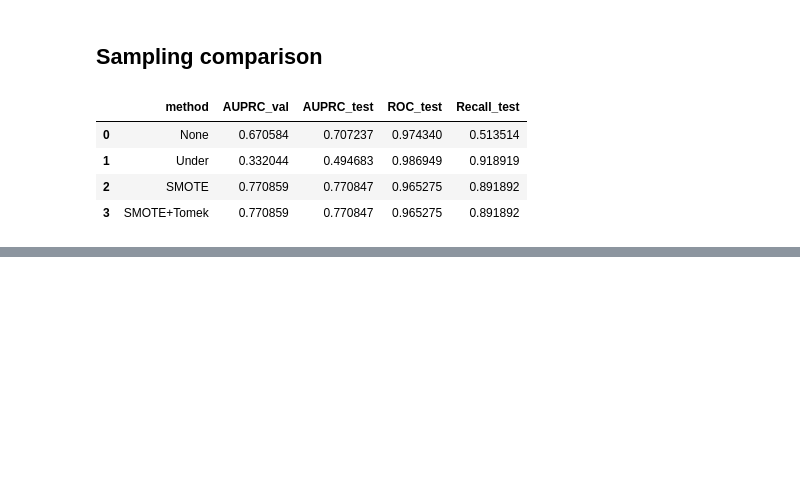
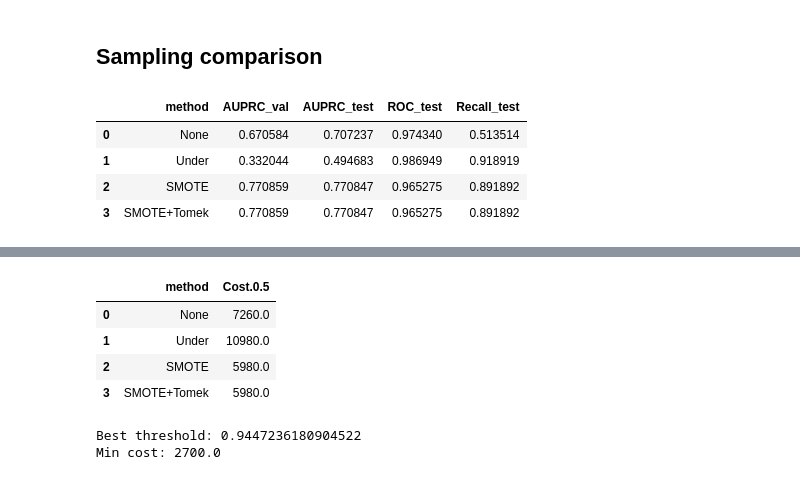
Before and after one commit to NhatHuy61205/Credit-Card-Fraud-Detection-Classification---Imbalanced-, a Jupyter notebook: notebooks/models/Logistic Regression/LR.ipynb, the cells around one changed output, grey strips where cells are left out. Drawn from its saved outputs; the diff is of its cells as text; code cells hidden in the pictures; blank space fills up the shorter version.

```diff
--- a/notebooks/models/Logistic Regression/LR.ipynb
+++ b/notebooks/models/Logistic Regression/LR.ipynb
@@ -255,0 +316,35 @@ pd.DataFrame(results)
+# %%
+results_cost = []
+
+for name, sampler in samplers.items():
+    steps = []
+
+    if sampler is not None:
+        steps.append(("sampler", sampler))
+
+    steps.extend([
+        ("scaler", StandardScaler()),
+        ("model", LogisticRegression(max_iter=1000, random_state=42))
+    ])
+
+    pipe = Pipeline(steps)
+    pipe.fit(X_train, y_train)
+
+    # Predict probability
+    y_test_score = pipe.predict_proba(X_test)[:,1]
+
+    # Cost tại threshold mặc định 0.5
+    cost = realized_cost(y_test, y_test_score, thr=0.5)
+
+    results_cost.append({
+        "method": name,
+        "Cost.0.5": cost
+    })
+
+pd.DataFrame(results_cost)
+# %% [output]
+|  | method | Cost.0.5 |
+| 0 | None | 7260.0 |
+| 1 | Under | 10980.0 |
+| 2 | SMOTE | 5980.0 |
+| 3 | SMOTE+Tomek | 5980.0 |
@@ -255,0 +363,21 @@ pd.DataFrame(results)
+# %%
+thresholds = np.linspace(0,1,200)
+
+best_thr = 0
+min_cost = float("inf")
+
+cost_list = []
+
+for thr in thresholds:
+    cost = realized_cost(y_test, y_test_score, thr)
+    cost_list.append(cost)
+
+    if cost < min_cost:
+        min_cost = cost
+        best_thr = thr
+
+print("Best threshold:", best_thr)
+print("Min cost:", min_cost)
+# %% [output]
+Best threshold: 0.9447236180904522
+Min cost: 2700.0
```
Also changed, not shown: parts of 8 cells of this notebook, 1 other file.
